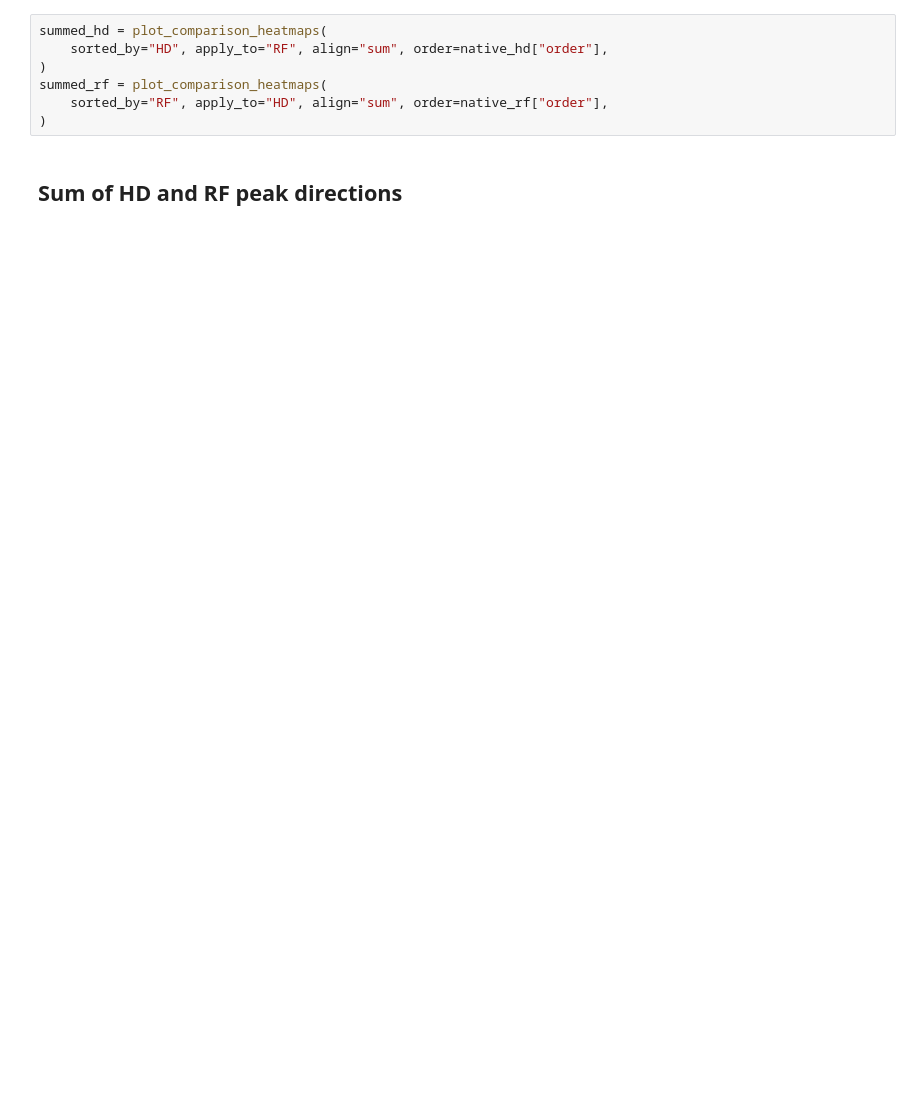
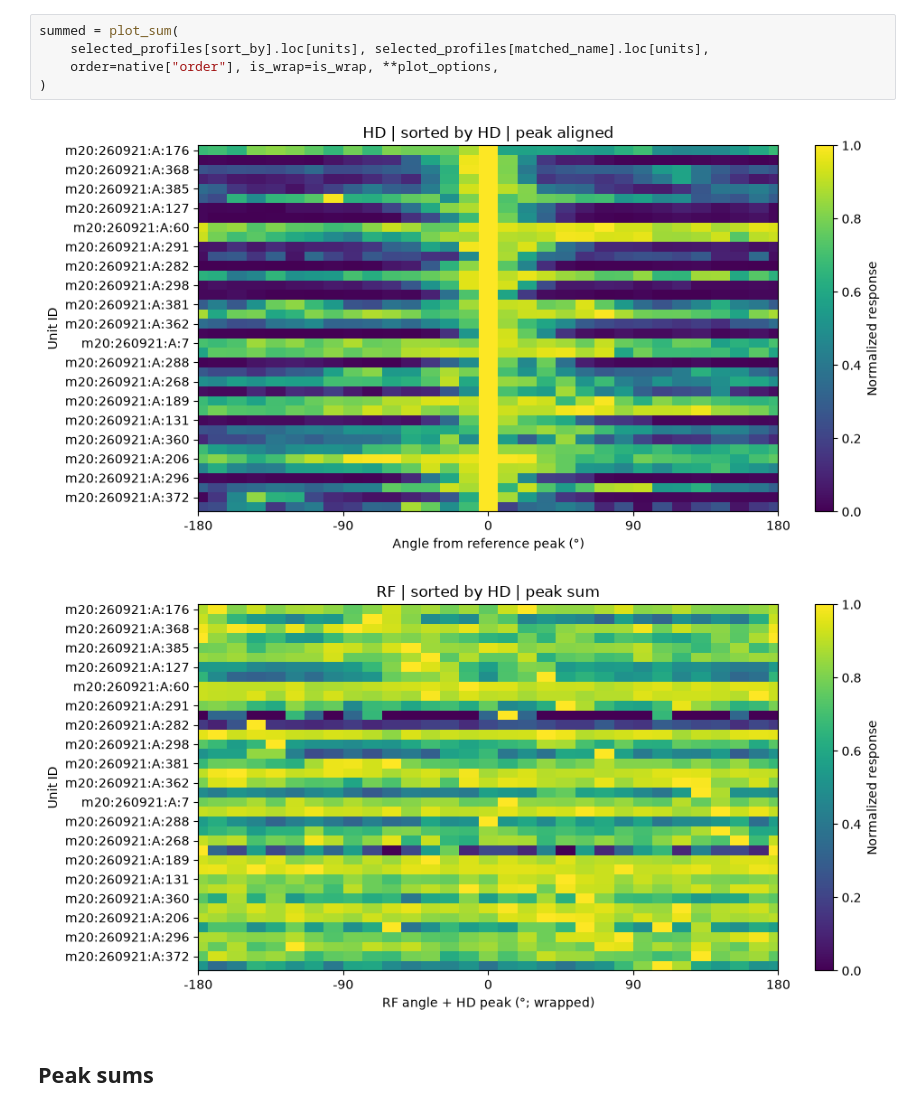
Before and after one commit to KaiCao2003/rfmapping, a Jupyter notebook: hd_rf_comparison.ipynb, the cells around one changed output. Drawn from its saved outputs; the diff is of its cells as text; blank space fills up the shorter version.

```diff
--- a/hd_rf_comparison.ipynb
+++ b/hd_rf_comparison.ipynb
@@ -110,10 +125,11 @@ Axis labels do not change this original calculation.
 # %%
-summed_hd = plot_comparison_heatmaps(
-    sorted_by="HD", apply_to="RF", align="sum", order=native_hd["order"],
+summed = plot_sum(
+    selected_profiles[sort_by].loc[units], selected_profiles[matched_name].loc[units],
+    order=native["order"], is_wrap=is_wrap, **plot_options,
 )
-summed_rf = plot_comparison_heatmaps(
-    sorted_by="RF", apply_to="HD", align="sum", order=native_rf["order"],
-)
+# %% [output]
+[figure, added]
+[figure, added]
 # %% [markdown]
-## Sum of HD and RF peak directions
+## Peak sums
 # %%
```
Also changed, not shown: parts of 12 cells of this notebook, 12 other files.
